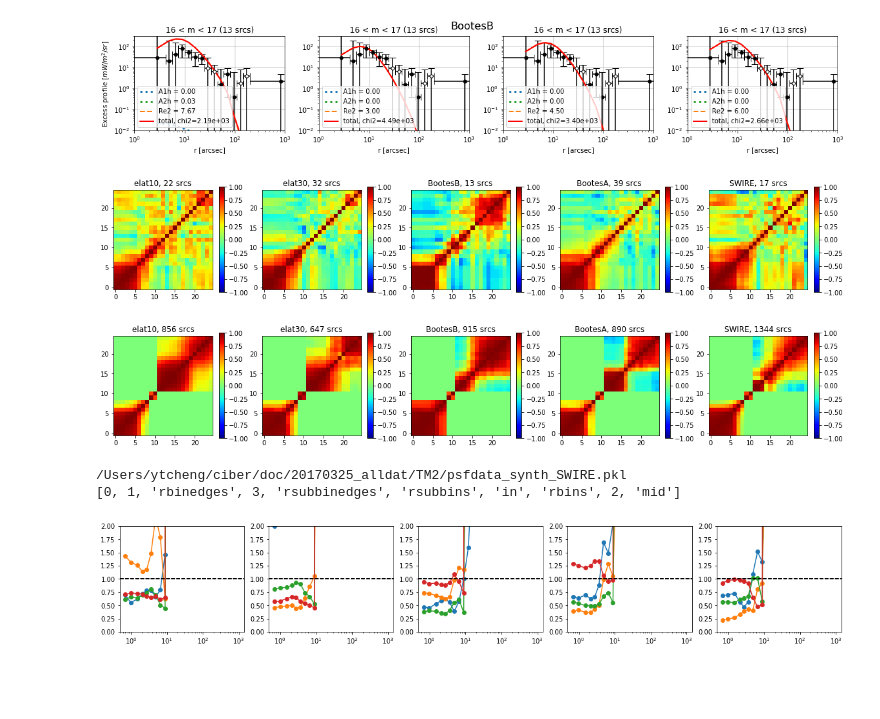
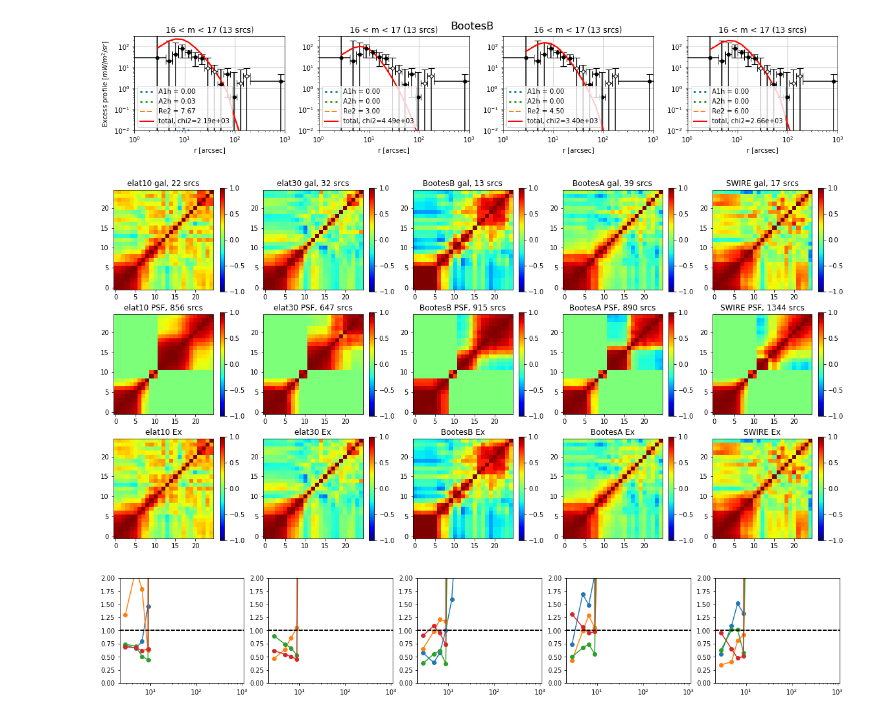
Before and after one commit to yuntingcheng/python_ciber, a Jupyter notebook: stack_modelfit/mcmc.ipynb, the cells around one changed output. Drawn from its saved outputs; the diff is of its cells as text; code cells hidden in the pictures; blank space fills up the shorter version.

```diff
--- a/stack_modelfit/mcmc.ipynb
+++ b/stack_modelfit/mcmc.ipynb
@@ -1301,51 +1301,34 @@ plt.tight_layout()
 # %% [output]
 [figure]
 # %%
-fig, ax = plt.subplots(1,5,figsize=(20,3))
+from stack import *
+
+inst = 1
+fig, ax = plt.subplots(3,5,figsize=(20,10))
 for i,ifield in enumerate([4,5,6,7,8]):
     stackdat = stacking(1,ifield,16,17,filt_order=3,load_from_file=True, BGsub=False).stackdat
-    imageclip(stackdat['excov']['profcb_rho'],vmin=-1, vmax=1,ax=ax[i])
-    ax[i].set_title('%s, %d srcs'%(stackdat['field'],stackdat['Nsrc']))
-# plt.savefig('/Users/ytcheng/Desktop/BootesB_test_cov.png', dpi = 150)
+    imageclip(stackdat['cov']['profcb_rho'],vmin=-1, vmax=1,ax=ax[0][i])
+    ax[0][i].set_title('%s gal, %d srcs'%(stackdat['field'],stackdat['Nsrc']))
+    imageclip(stackdat['PSFcov']['profcb_rho'],vmin=-1, vmax=1,ax=ax[1][i])
+    ax[1][i].set_title('%s PSF, %d srcs'%(stackdat['field'],stackdat['PSF']['Nsrc']))
+    imageclip(stackdat['excov']['profcb_rho'],vmin=-1, vmax=1,ax=ax[2][i])
+    ax[2][i].set_title('%s Ex'%(stackdat['field']))
+    # plt.savefig('/Users/ytcheng/Desktop/BootesB_test_cov.png', dpi = 150)
 # %% [output]
-[figure, old version]
+[figure, new version]
 # %%
 fig, ax = plt.subplots(1,5,figsize=(20,3))
+inst = 1
 for i,ifield in enumerate([4,5,6,7,8]):
-    stackdat = stacking(1,ifield,16,17,filt_order=3,load_from_file=True, BGsub=False).stackdat
-    imageclip(stackdat['PSFcov']['profcb_rho'],vmin=-1, vmax=1,ax=ax[i])
-    ax[i].set_title('%s, %d srcs'%(stackdat['field'],stackdat['PSF']['Nsrc']))
-# plt.savefig('/Users/ytcheng/Desktop/BootesB_test_cov.png', dpi = 150)
+    for im,(m_min,m_max) in enumerate(zip(magbindict['m_min'],magbindict['m_max'])):
+        stackdat = stacking(inst,ifield,m_min,m_max,filt_order=3,
+                            load_from_file=True, BGsub=False).stackdat
+        gal_var = np.diag(stackdat['cov']['profcbsub'])
+        psf_var = np.diag(stackdat['PSFcov']['profcbsub'])
+        r_var = gal_var / psf_var
+        r_N = stackdat['PSF']['Nsrc'] / stackdat['Nsrc']
+        ax[i].semilogx(stackdat['rsubbins'],r_var/r_N,'o-')
+        ax[i].axhline(1,c='k',ls='--')
+        ax[i].set_ylim([0, 2])
 # %% [output]
-[figure, old version]
+[figure, new version]
-# %%
-from psfsynth import *
-
-inst = 2
-m_min = 16
-fname = mypaths['alldat'] + 'TM'+ str(inst) + \
-'/psfdata_synth_%s.pkl'%('SWIRE')
-with open(fname, "rb") as f:
-    profdat = pickle.load(f)
-print(fname)
-print(list(profdat))
-# Nsrc = profdat[m_min-16]['Nsrc']
-# psfdat = profdat[m_min-16]['comb']
-# %% [output]
-/Users/ytcheng/ciber/doc/20170325_alldat/TM2/psfdata_synth_SWIRE.pkl
-[0, 1, 'rbinedges', 3, 'rsubbinedges', 'rsubbins', 'in', 'rbins', 2, 'mid']
-# %%
-fig, ax = plt.subplots(1,5,figsize=(20,3))
-for i,ifield in enumerate([4,5,6,7,8]):
-    for im,(m_min,m_max) in enumerate(zip(magbindict['m_min'],magbindict['m_max'])):
-        stackdat = stacking(1,ifield,m_min,m_max,filt_order=3,
-                            load_from_file=True, BGsub=False).stackdat
-        gal_var = np.diag(stackdat['cov']['profcb'])
-        psf_var = np.diag(stackdat['PSFcov']['profcb'])
-        r_var = gal_var / psf_var
-        r_N = stackdat['PSF']['Nsrc'] / stackdat['Nsrc']
-        ax[i].semilogx(stackdat['rbins'],r_var/r_N,'o-')
-        ax[i].axhline(1,c='k',ls='--')
-        ax[i].set_ylim([0, 2])
-# %% [output]
-[figure, removed]
```
Also changed, not shown: parts of 8 cells of this notebook, 1 other file.
